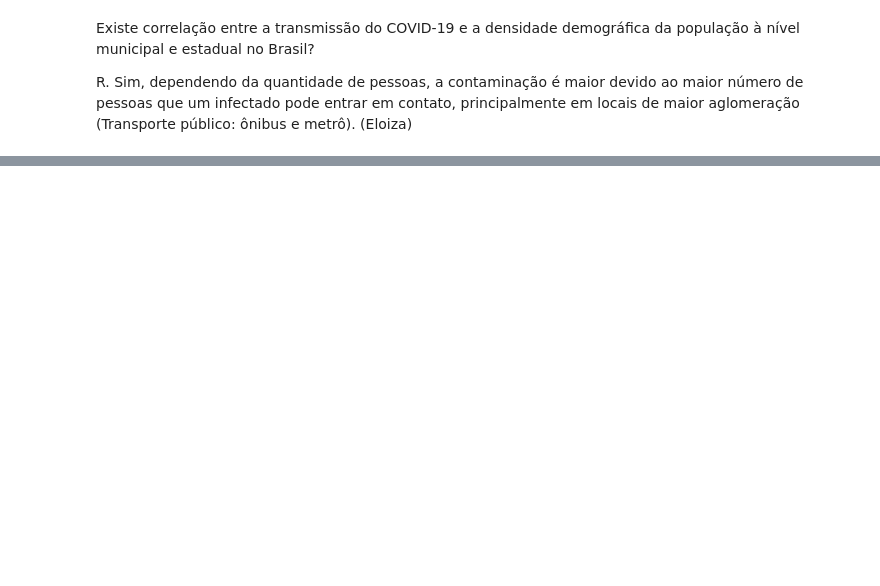
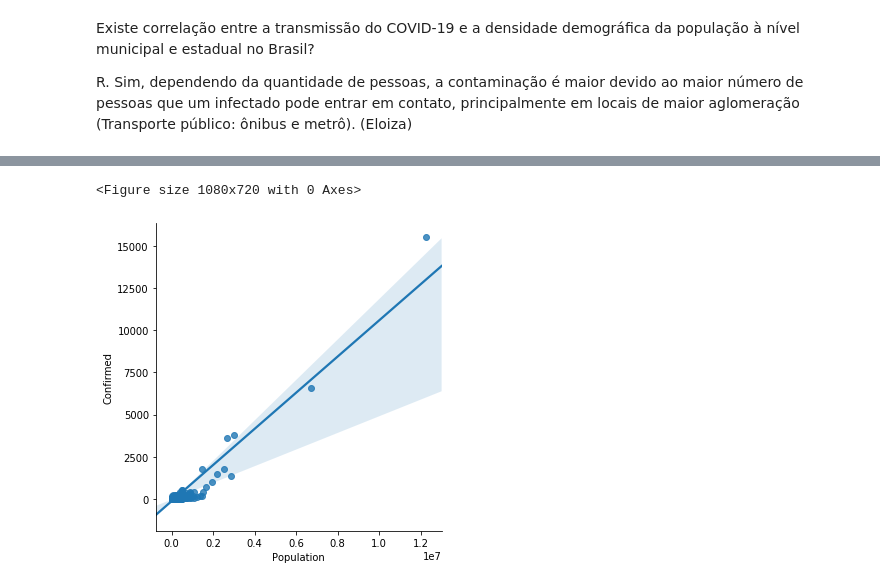
Before and after one commit to gfsilveira/covid, a Jupyter notebook: Covid19-MunicipiosBR.ipynb, the cells around one changed output, grey strips where cells are left out. Cells and saved outputs as stored; diff of their text form; code cells hidden in the pictures; blank space fills up the shorter version.

```diff
--- a/Covid19-MunicipiosBR.ipynb
+++ b/Covid19-MunicipiosBR.ipynb
@@ -36,0 +55,11 @@ corona_municipio[(corona_municipio['state'] == 'SP') & (corona_municipio['city']
+# %%
+plt.figure(figsize=(15, 10))
+sns.lmplot(
+    x='Population',
+    y='Confirmed',
+    data=df
+)
+plt.savefig('data\\results\\Correlation_all_2020-04-05.png', dpi=150)
+# %% [output]
+<Figure size 1080x720 with 0 Axes>
+[figure, added]
```
Also changed, not shown: parts of 11 cells of this notebook, 9 other files.
